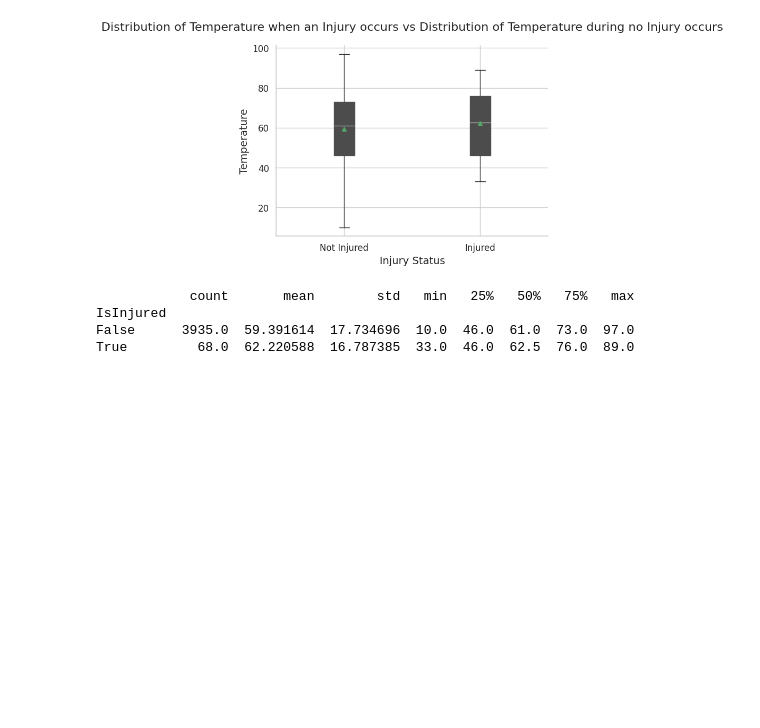
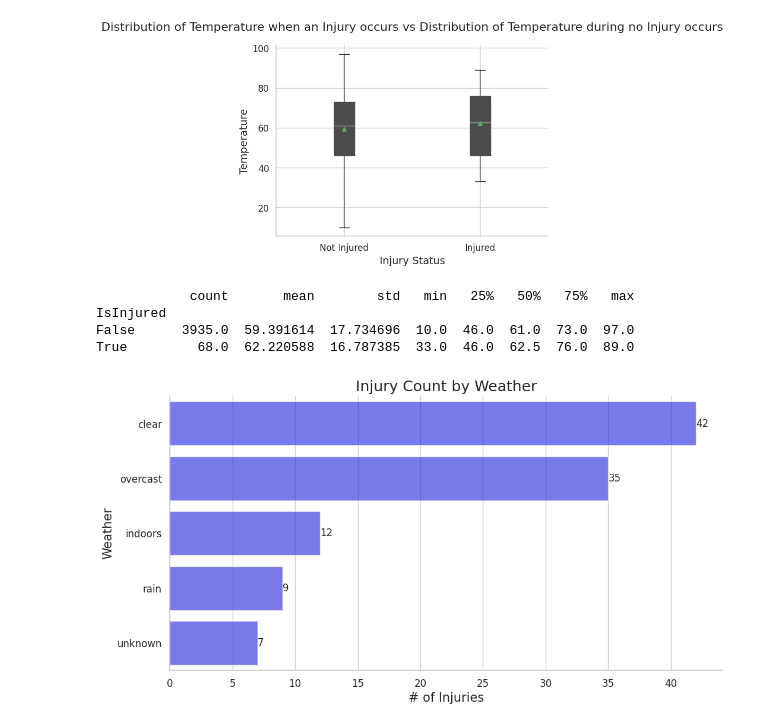
Before and after one commit to AditC1/NFLInjuryAnalysis, a Jupyter notebook: nfl-injury-analysis.ipynb, the cells around one changed output. Drawn from its saved outputs; the diff is of its cells as text; code cells hidden in the pictures; blank space fills up the shorter version.

Commit message:
Kaggle Notebook | NFL Injury Analysis | Version 6

```diff
--- a/nfl-injury-analysis.ipynb
+++ b/nfl-injury-analysis.ipynb
@@ -264,3 +265,16 @@ print(summary_stats)
 IsInjured
 False      3935.0  59.391614  17.734696  10.0  46.0  61.0  73.0  97.0
 True         68.0  62.220588  16.787385  33.0  46.0  62.5  76.0  89.0
+# %%
+pos = injury_record.groupby('Weather').size().reset_index(name='Count')
+pos = pos.sort_values(by='Count', ascending=False)
+plt.figure(figsize=(12, 6))
+sns.barplot(x='Count', y='Weather', data=pos, palette=['blue'], alpha=0.6)
+plt.title('Injury Count by Weather', fontsize=18)
+plt.xlabel('# of Injuries')
+plt.ylabel('Weather')
+for index, value in enumerate(pos['Count']):
+    plt.text(value, index, str(value), ha='left', va='center')
+plt.show()
+# %% [output]
+[figure, added]
```
Also changed, not shown: parts of 2 cells of this notebook.
